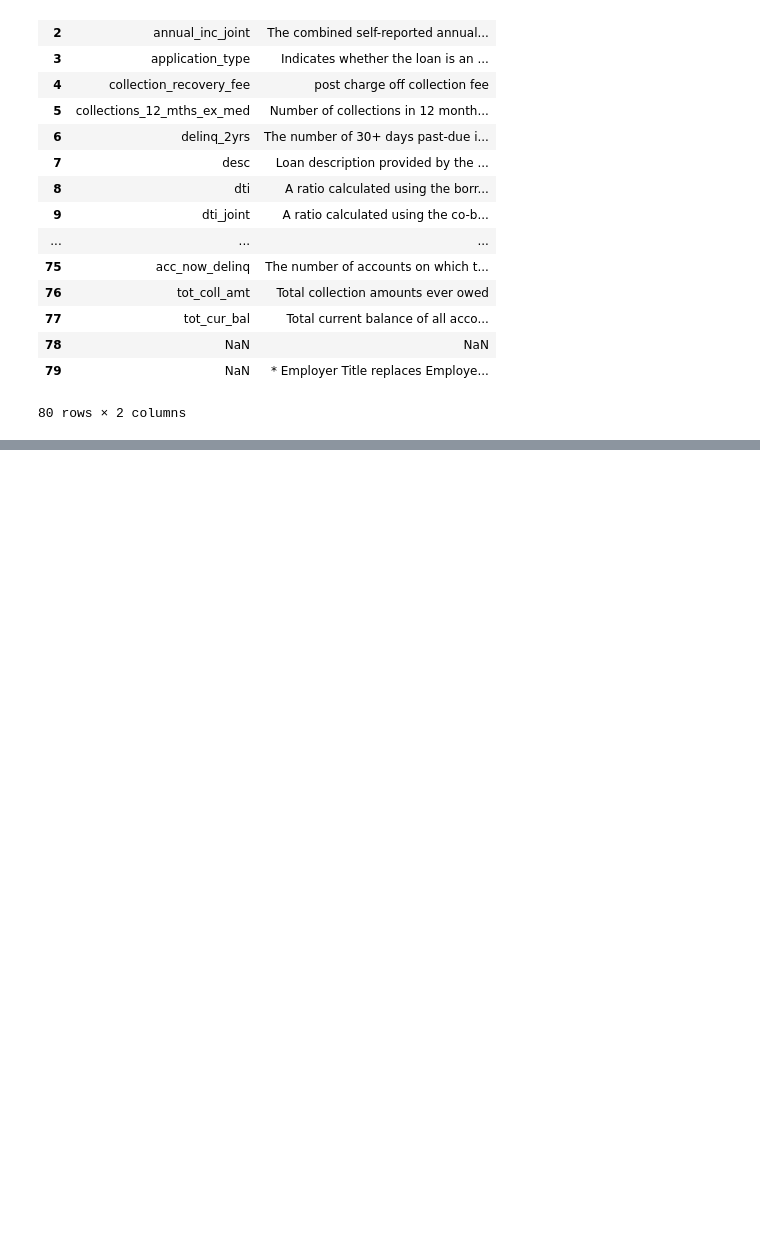
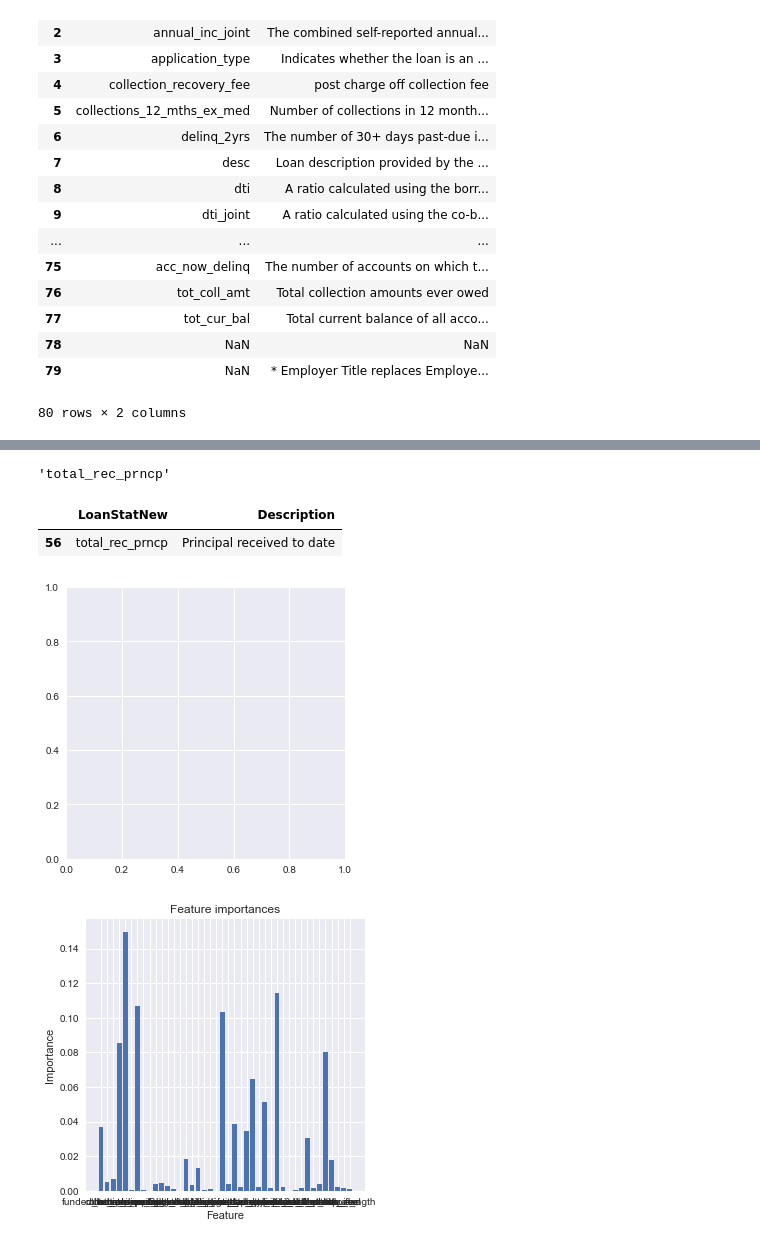
Before and after one commit to AmolMavuduru/LexLoanBot, a Jupyter notebook: Loan Data Machine Learning.ipynb, the cells around one changed output, grey strips where cells are left out. Cells and saved outputs as stored; diff of their text form; code cells hidden in the pictures; blank space fills up the shorter version.

Commit message:
Trained two models

```diff
--- a/Loan Data Machine Learning.ipynb
+++ b/Loan Data Machine Learning.ipynb
@@ -129,0 +207,5 @@ from sklearn.pipeline import Pipeline
+# %%
+X_train, X_test, y_train, y_test = train_test_split(X, y, test_size=0.3, random_state=42)
+# %%
+xgb_model = XGBClassifier(nthread=6)
+xgb_model.fit(X_train, y_train)
@@ -129,0 +233,3 @@ from sklearn.pipeline import Pipeline
+# %%
+rfc = RandomForestClassifier(n_estimators=150, n_jobs=8)
+rfc.fit(X_train, y_train)
@@ -129,0 +272,22 @@ from sklearn.pipeline import Pipeline
+# %%
+feature_importance_dict = dict(zip(X.columns, rfc.feature_importances_))
+# %%
+max(feature_importance_dict, key=feature_importance_dict.get)
+# %% [output]
+'total_rec_prncp'
+# %%
+data_dict[data_dict['LoanStatNew'] == 'total_rec_prncp']
+# %% [output]
+|  | LoanStatNew | Description |
+| 56 | total_rec_prncp | Principal received to date |
+# %%
+plt.figure(figsize=(5,5))
+plt.bar(range(len(feature_importance_dict)), feature_importance_dict.values(), align='center')
+plt.xticks(range(len(feature_importance_dict)), list(feature_importance_dict.keys()))
+plt.title('Feature importances')
+plt.xlabel('Feature')
+plt.ylabel('Importance')
+plt.show()
+# %% [output]
+[figure, added]
+[figure, added]
```
Also changed, not shown: parts of 25 cells of this notebook.
